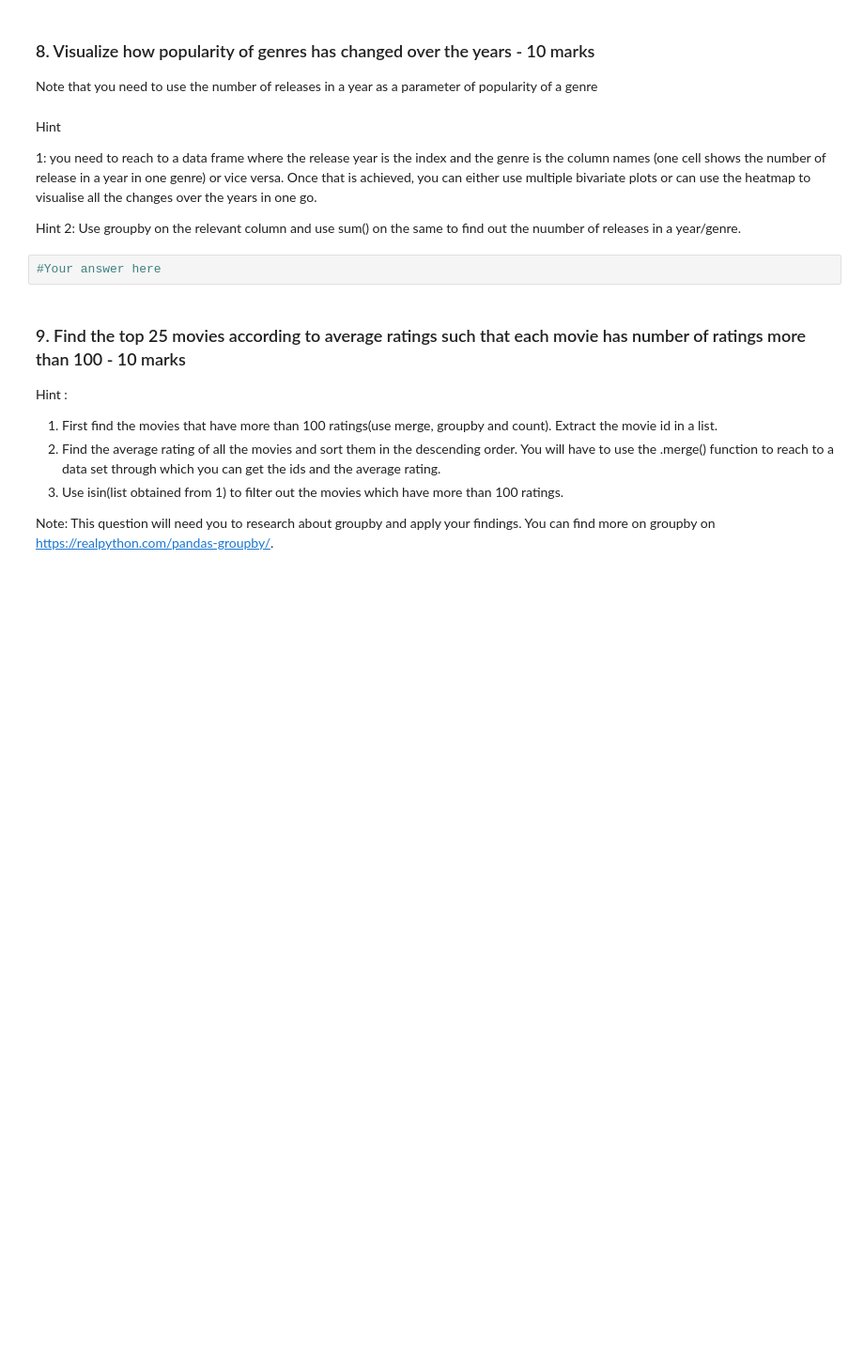
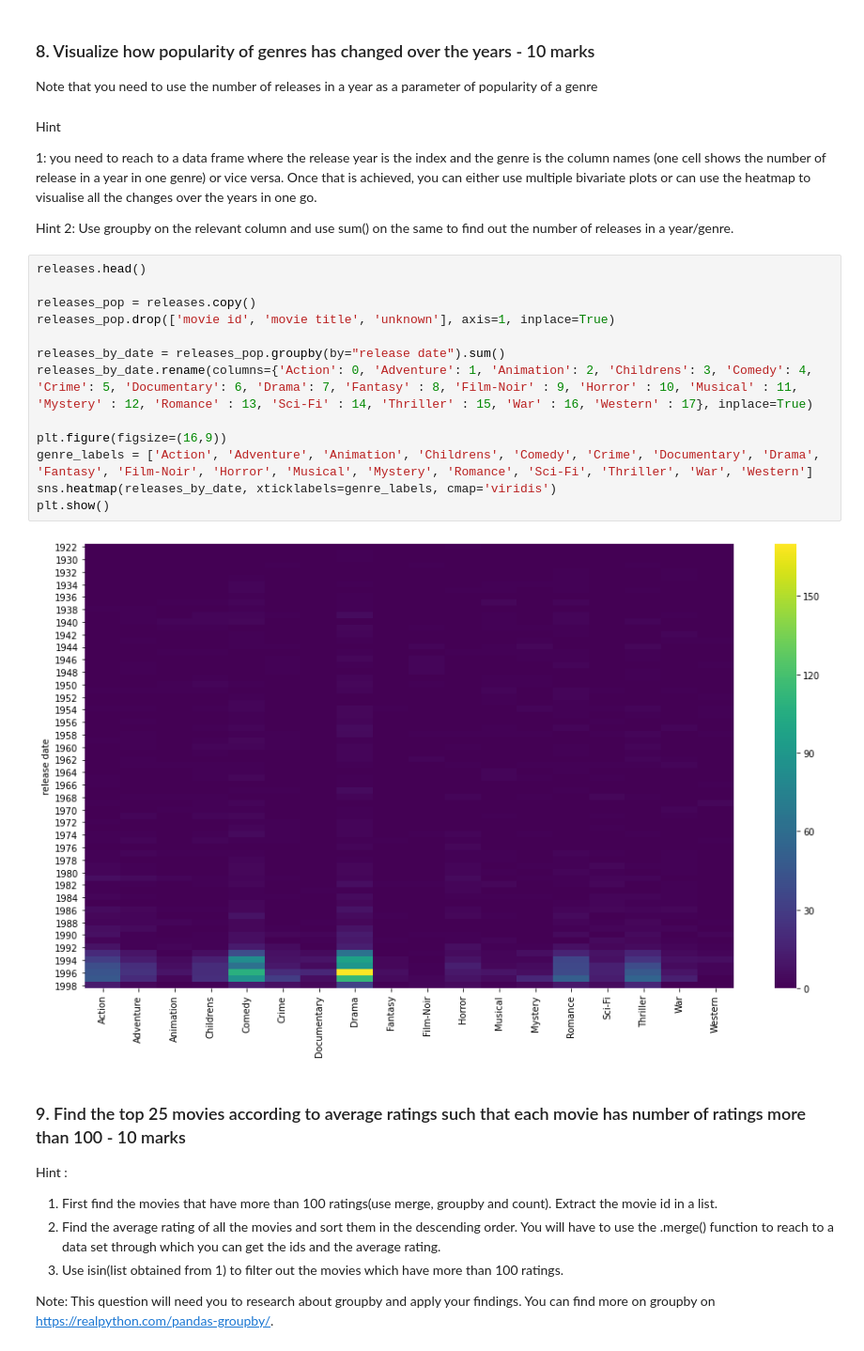
Before and after one commit to laurenalexandra999/Movie-Lens-Analysis, a Jupyter notebook: MovieLens Project Questions.ipynb, the cells around one changed output. Shown at 94% size. Cells and saved outputs as stored; diff of their text form; blank space fills up the shorter version.

Commit message:
release popularity genres

```diff
--- a/MovieLens Project Questions.ipynb
+++ b/MovieLens Project Questions.ipynb
@@ -306,9 +306,22 @@ Hint
 1: you need to reach to a data frame where the release year is the index and the genre is the column names (one cell shows the number of release in a year in one genre) or vice versa.
 Once that is achieved, you can either use multiple bivariate plots or can use the heatmap to visualise all the changes over the years in one go.
 
-Hint 2: Use groupby on the relevant column and use sum() on the same to find out the nuumber of releases in a year/genre.
+Hint 2: Use groupby on the relevant column and use sum() on the same to find out the number of releases in a year/genre.
-# %%
-#Your answer here
+# %%
+releases.head()
+
+releases_pop = releases.copy()
+releases_pop.drop(['movie id', 'movie title', 'unknown'], axis=1, inplace=True)
+
+releases_by_date = releases_pop.groupby(by="release date").sum()
+releases_by_date.rename(columns={'Action': 0, 'Adventure': 1, 'Animation': 2, 'Childrens': 3, 'Comedy': 4, 'Crime': 5, 'Documentary': 6, 'Drama': 7, 'Fantasy' : 8, 'Film-Noir' : 9, 'Horror' : 10, 'Musical' : 11, 'Mystery' : 12, 'Romance' : 13, 'Sci-Fi' : 14, 'Thriller' : 15, 'War' : 16, 'Western' : 17}, inplace=True)
+
+plt.figure(figsize=(16,9))
+genre_labels = ['Action', 'Adventure', 'Animation', 'Childrens', 'Comedy', 'Crime', 'Documentary', 'Drama', 'Fantasy', 'Film-Noir', 'Horror', 'Musical', 'Mystery', 'Romance', 'Sci-Fi', 'Thriller', 'War', 'Western']
+sns.heatmap(releases_by_date, xticklabels=genre_labels, cmap='viridis')
+plt.show()
+# %% [output]
+[figure, added]
 # %% [markdown]
 ### 9. Find the top 25 movies according to average ratings such that each movie has number of ratings more than 100 - 10 marks
 
```
